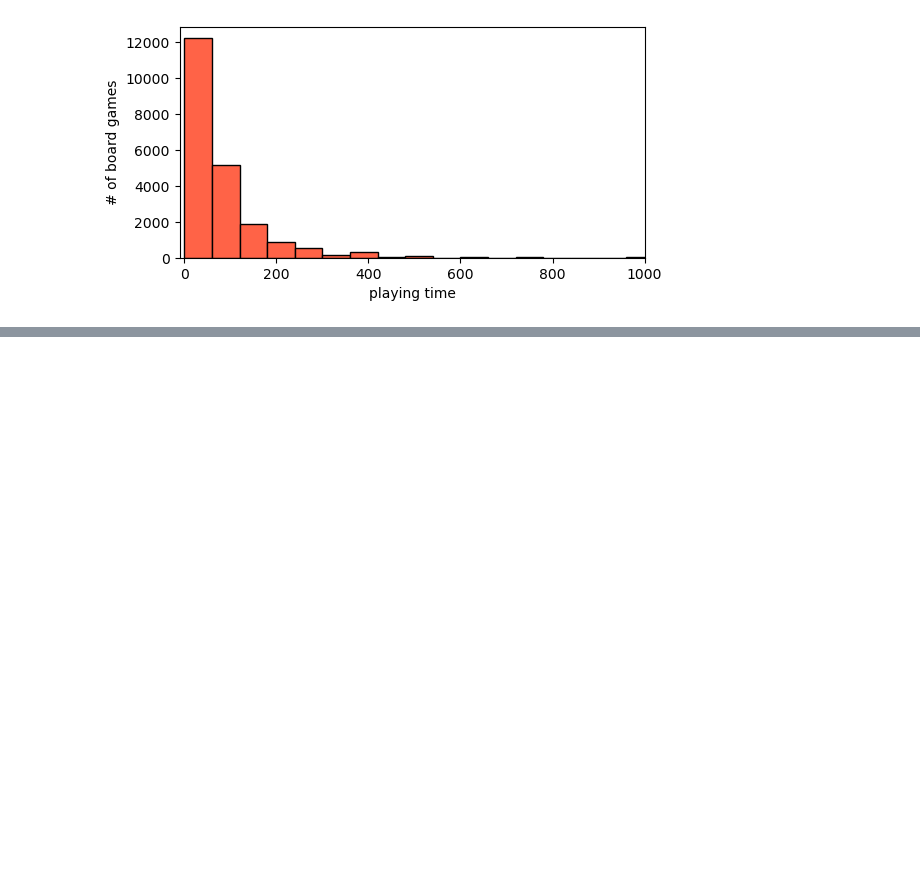
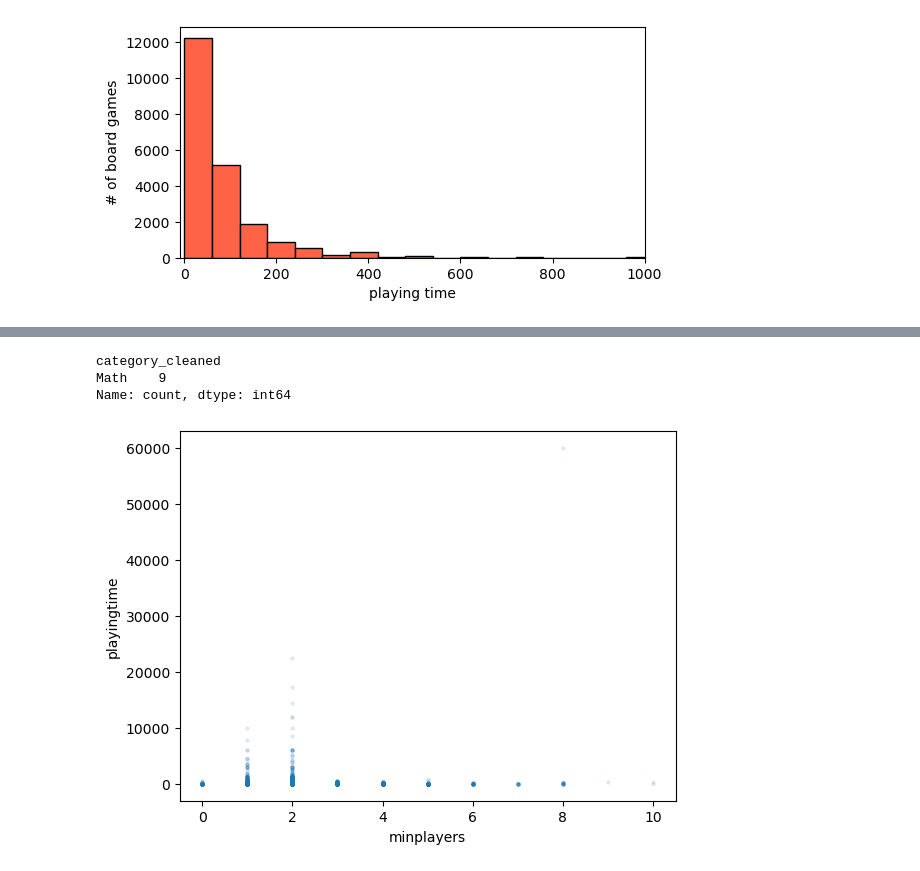
Before and after one commit to ernbilen/Data101_Spring26, a Jupyter notebook: notes/week5/data101python-intro.ipynb, the cells around one changed output, grey strips where cells are left out. Drawn from its saved outputs; the diff is of its cells as text; code cells hidden in the pictures; blank space fills up the shorter version.

```diff
--- a/notes/week5/data101python-intro.ipynb
+++ b/notes/week5/data101python-intro.ipynb
@@ -578,0 +665,15 @@ plt.show() # gets rid unnecessary text that gets printed
+# %%
+counts[counts.index=='Math'] # only 9 math games!
+# %% [output]
+category_cleaned
+Math    9
+Name: count, dtype: int64
+# %%
+# Scatterplot
+# Are games with more minplayers last longer in terms of playingtime?
+plt.scatter(df.minplayers,df.playingtime, s=5, alpha=.1)
+plt.xlabel('minplayers')
+plt.ylabel('playingtime')
+plt.show()
+# %% [output]
+[figure, added]
```
Also changed, not shown: parts of 13 cells of this notebook, 11 other files.
